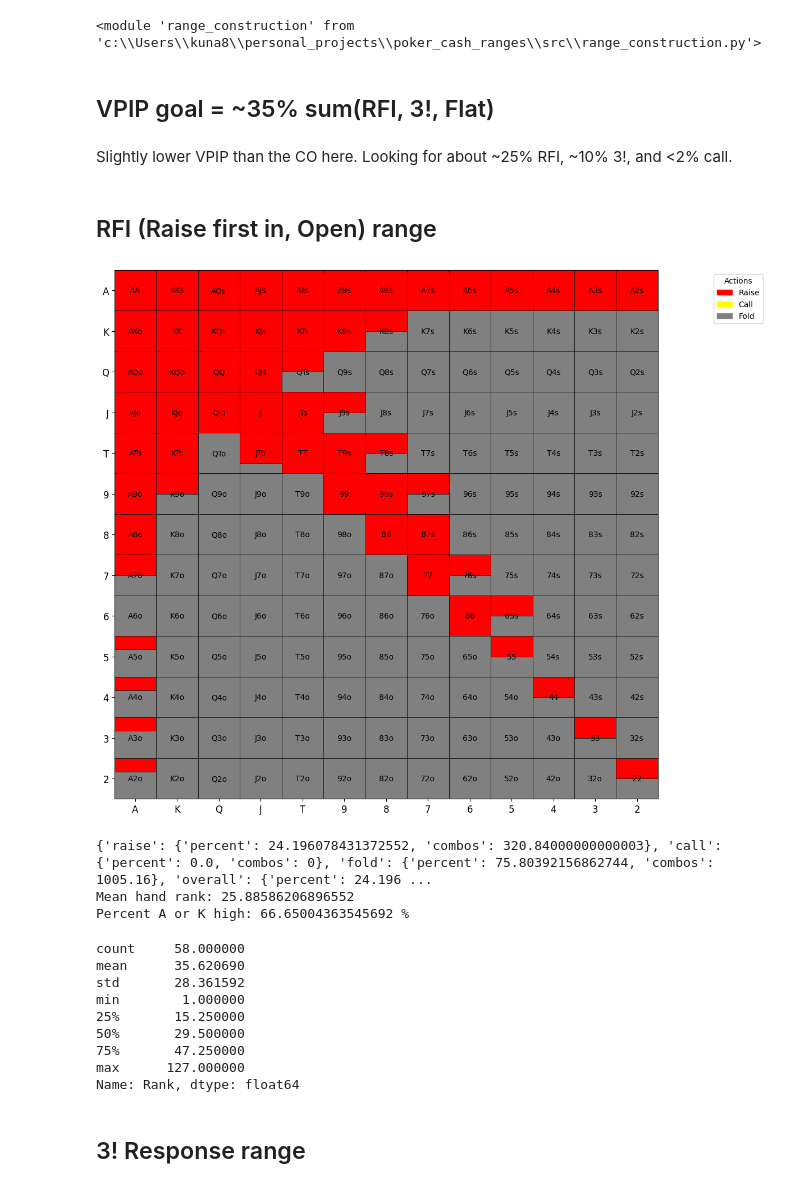
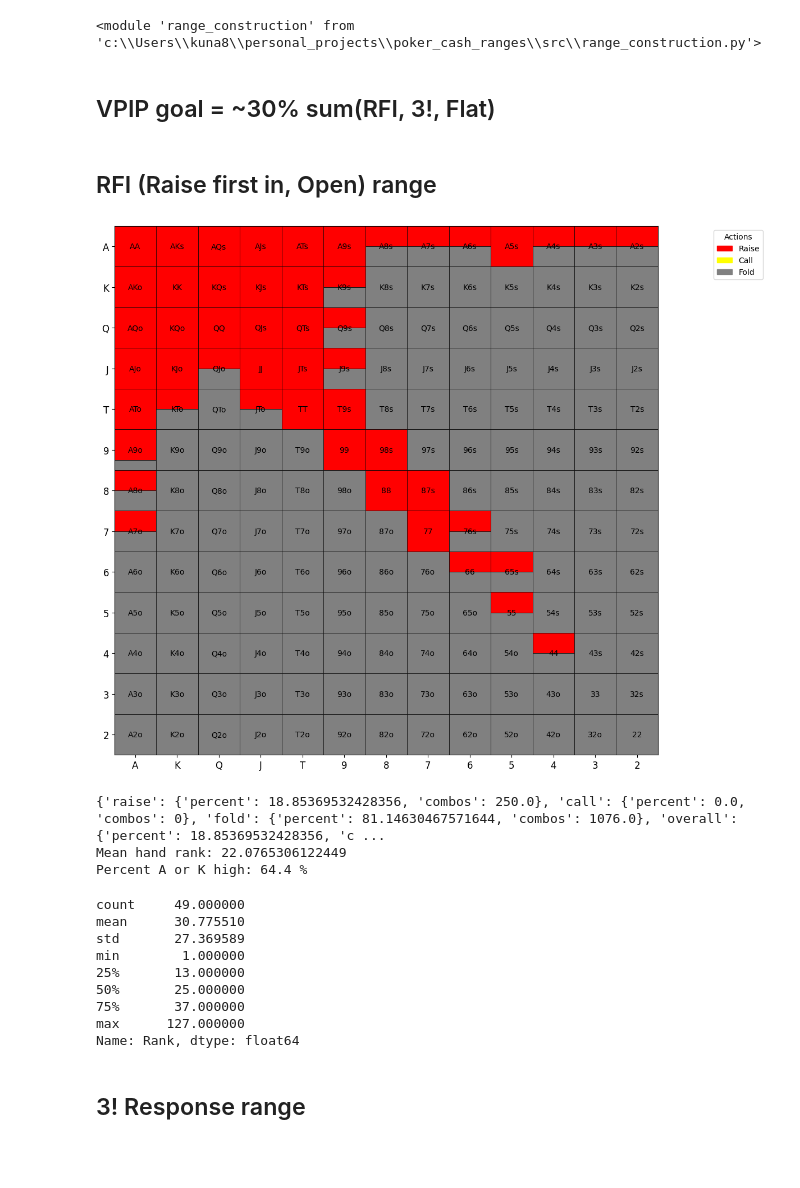
Before and after one commit to KunaalAgarwal/poker_analysis, a Jupyter notebook: src/hj_ranges.ipynb, the cells around one changed output. Drawn from its saved outputs; the diff is of its cells as text; code cells hidden in the pictures; blank space fills up the shorter version.

```diff
--- a/src/hj_ranges.ipynb
+++ b/src/hj_ranges.ipynb
@@ -5,9 +5,7 @@ importlib.reload(range_construction)
 # %% [output]
 <module 'range_construction' from 'c:\\Users\\kuna8\\personal_projects\\poker_cash_ranges\\src\\range_construction.py'>
 # %% [markdown]
-## VPIP goal = ~35% sum(RFI, 3!, Flat)
+## VPIP goal = ~30% sum(RFI, 3!, Flat)
-# %% [markdown]
-Slightly lower VPIP than the CO here. Looking for about ~25% RFI, ~10% 3!, and <2% call.
 # %% [markdown]
 ## RFI (Raise first in, Open) range
 # %%
@@ -21,114 +19,114 @@ rfi_range = {
     "99": {"raise": 1.0, "call": 0.0},
     "77": {"raise": 1.0, "call": 0.0},
     "88": {"raise": 1.0, "call": 0.0},
-    "66": {"raise": 1.0, "call": 0.0},
-    "55": {"raise": 0.5, "call": 0.0}, # mixing the low pocket pairs with folds (as they infrequently call 3bets)
+    "66": {"raise": 0.5, "call": 0.0},
+    "55": {"raise": 0.5, "call": 0.0},
     "44": {"raise": 0.5, "call": 0.0},
-    "33": {"raise": 0.5, "call": 0.0},
-    "22": {"raise": 0.5, "call": 0.0},
+    "33": {"raise": 0.0, "call": 0.0},
+    "22": {"raise": 0.0, "call": 0.0},
 
     "AKs": {"raise": 1.0, "call": 0.0},
     "AQs": {"raise": 1.0, "call": 0.0},
     "AJs": {"raise": 1.0, "call": 0.0},
     "ATs": {"raise": 1.0, "call": 0.0},
     "A9s": {"raise": 1.0, "call": 0.0},
-    "A8s": {"raise": 1.0, "call": 0.0},
-    "A7s": {"raise": 1.0, "call": 0.0},
-    "A6s": {"raise": 1.0, "call": 0.0},
+    "A8s": {"raise": 0.5, "call": 0.0},
+    "A7s": {"raise": 0.5, "call": 0.0}, # fold if too much 3bet
+    "A6s": {"raise": 0.5, "call": 0.0}, # fold if too much 3bet
     "A5s": {"raise": 1.0, "call": 0.0},
-    "A4s": {"raise": 1.0, "call": 0.0},
-    "A3s": {"raise": 1.0, "call": 0.0},
-    "A2s": {"raise": 1.0, "call": 0.0},
+    "A4s": {"raise": 0.5, "call": 0.0},
+    "A3s": {"raise": 0.5, "call": 0.0},
+    "A2s": {"raise": 0.5, "call": 0.0},
 
     "AKo": {"raise": 1.0, "call": 0.0},
     "AQo": {"raise": 1.0, "call": 0.0},
     "AJo": {"raise": 1.0, "call": 0.0},
     "ATo": {"raise": 1.0, "call": 0.0},
-    "A9o": {"raise": 1.0, "call": 0.0},
-    "A8o": {"raise": 1.0, "call": 0.0},
-    "A7o": {"raise": 0.5, "call": 0.0},
+    "A9o": {"raise": 0.75, "call": 0.0},
+    "A8o": {"raise": 0.5, "call": 0.0}, # fold if too much 3bet
+    "A7o": {"raise": 0.5, "call": 0.0}, # fold if too much 3bet
     "A6o": {"raise": 0.0, "call": 0.0},
-    "A5o": {"raise": 0.33, "call": 0.0},
-    "A4o": {"raise": 0.33, "call": 0.0},
-    "A3o": {"raise": 0.33, "call": 0.0},
-    "A2o": {"raise": 0.33, "call": 0.0},
+    "A5o": {"raise": 0.0, "call": 0.0},
+    "A4o": {"raise": 0.0, "call": 0.0},
+    "A3o": {"raise": 0.0, "call": 0.0},
+    "A2o": {"raise": 0.0, "call": 0.0},
 
     "KQs": {"raise": 1.0, "call": 0.0},
     "KJs": {"raise": 1.0, "call": 0.0},
     "KTs": {"raise": 1.0, "call": 0.0},
-    "K9s": {"raise": 1.0, "call": 0.0},
-    "K8s": {"raise": 0.5, "call": 0.0},
+    "K9s": {"raise": 0.5, "call": 0.0},
+    "K8s": {"raise": 0.0, "call": 0.0},
     "K7s": {"raise": 0.0, "call": 0.0},
     "K6s": {"raise": 0.0, "call": 0.0},
 
     "KQo": {"raise": 1.0, "call": 0.0},
-    "KJo": {"raise": 1.0, "call": 0.0},
-    "KTo": {"raise": 1.0, "call": 0.0},
-    "K9o": {"raise": 0.5, "call": 0.0},
+    "KJo": {"raise": 1.0, "call": 0.0}, # fold if too much 3bet
+    "KTo": {"raise": 0.5, "call": 0.0}, # fold if too much 3bet
+    "K9o": {"raise": 0.0, "call": 0.0},
     "K8o": {"raise": 0.0, "call": 0.0},
     "K7o": {"raise": 0.0, "call": 0.0},
 
     "QJs": {"raise": 1.0, "call": 0.0},
-    "QTs": {"raise": 0.5, "call": 0.0},
-    "Q9s": {"raise": 0.0, "call": 0.0},
+    "QTs": {"raise": 1.0, "call": 0.0},
+    "Q9s": {"raise": 0.5, "call": 0.0},
     "Q8s": {"raise": 0.0, "call": 0.0},
 
-    "QJo": {"raise": 1.0, "call": 0.0},
+    "QJo": {"raise": 0.5, "call": 0.0},
     "QTo": {"raise": 0.0, "call": 0.0},
     "Q9o": {"raise": 0.0, "call": 0.0},
 
     "JTs": {"raise": 1.0, "call": 0.0},
     "J9s": {"raise": 0.5, "call": 0.0},
 
-    "JTo": {"raise": 0.75, "call": 0.0},
+    "JTo": {"raise": 0.5, "call": 0.0}, # fold if too much 3bet
     "J9o": {"raise": 0.0, "call": 0.0},
 
     "T9s": {"raise": 1.0, "call": 0.0},
-    "T8s": {"raise": 0.5, "call": 0.0},
+    "T8s": {"raise": 0.0, "call": 0.0},
 
     "98s": {"raise": 1.0, "call": 0.0},
-    "97s": {"raise": 0.5, "call": 0.0},
+    "97s": {"raise": 0.0, "call": 0.0},
 
     "87s": {"raise": 1.0, "call": 0.0},
     "86s": {"raise": 0.0, "call": 0.0},
 
     "76s": {"raise": 0.5, "call": 0.0},
     "75s": {"raise": 0.0, "call": 0.0},
 
     "65s": {"raise": 0.5, "call": 0.0},
 
     "54s": {"raise": 0.0, "call": 0.0},
 
     "43s": {"raise": 0.0, "call": 0.0},
 
     "32s": {"raise": 0.0, "call": 0.0},
 }
 
 # Visualize the range
 rfi = range_construction.generate_range(rfi_range, '../ranges/hj_ranges/hj_rfi.png')
 rfi_distribution = range_construction.range_hand_distribution(rfi_range)
 rfi_percent_by_actions = range_construction.range_percent_by_all_actions(rfi_range)
 rfi_mean_hand_rank = range_construction.average_range_rank(rfi_range)
 
 
 print(rfi_percent_by_actions)
 print(f'Mean hand rank: {rfi_mean_hand_rank}')
 print(f'Percent A or K high: {range_construction.percent_range_high_card(rfi_range)} %')
 
 rfi_distribution[1].to_csv('../ranges/hj_ranges/hj_rfi_distribution.csv')
 rfi_distribution[0]
 # %% [output]
-[figure, old version]
+[figure, new version]
-{'raise': {'percent': 24.196078431372552, 'combos': 320.84000000000003}, 'call': {'percent': 0.0, 'combos': 0}, 'fold': {'percent': 75.80392156862744, 'combos': 1005.16}, 'overall': {'percent': 24.196 ...
-Mean hand rank: 25.88586206896552
-Percent A or K high: 66.65004363545692 %
+{'raise': {'percent': 18.85369532428356, 'combos': 250.0}, 'call': {'percent': 0.0, 'combos': 0}, 'fold': {'percent': 81.14630467571644, 'combos': 1076.0}, 'overall': {'percent': 18.85369532428356, 'c ...
+Mean hand rank: 22.0765306122449
+Percent A or K high: 64.4 %
-count     58.000000
-mean      35.620690
-std       28.361592
+count     49.000000
+mean      30.775510
+std       27.369589
 min        1.000000
-25%       15.250000
-50%       29.500000
-75%       47.250000
+25%       13.000000
+50%       25.000000
+75%       37.000000
 max      127.000000
 Name: Rank, dtype: float64
 # %% [markdown]
```
Also changed, not shown: parts of 1 cell of this notebook, 5 other files.
